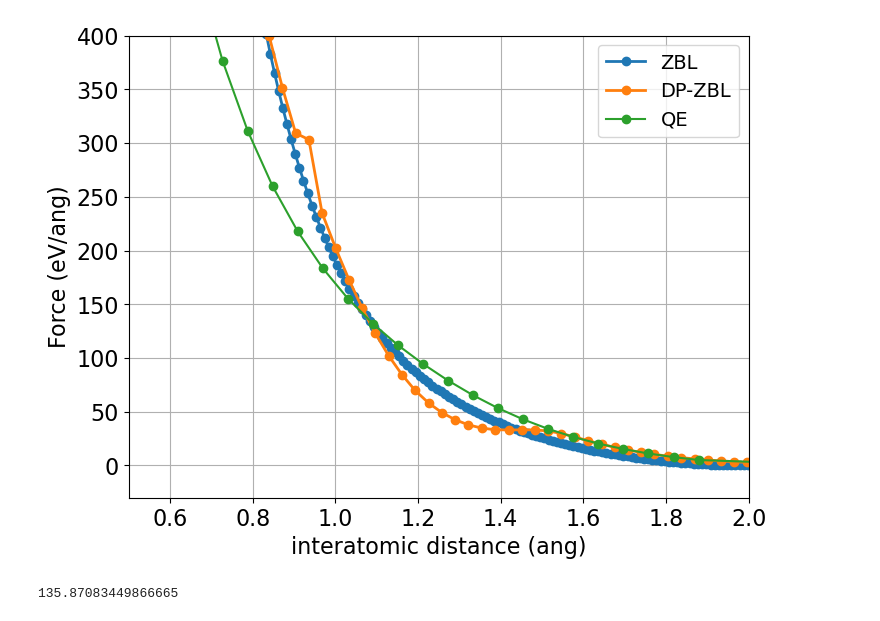
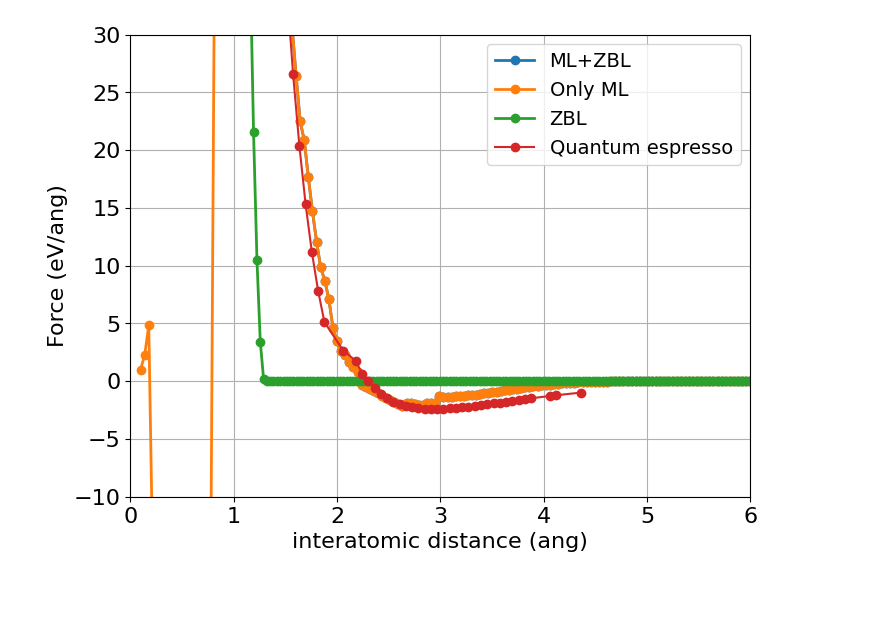
Before and after one commit to y1u0d2a1i/ml_potential, a Jupyter notebook: analyze/lmp/wip/plot-two-body-force.ipynb, the cells around one changed output. Saved outputs shown, nothing was run; the diff lists cells and outputs as text; code cells hidden in the pictures; blank space fills up the shorter version.

```diff
--- a/analyze/lmp/wip/plot-two-body-force.ipynb
+++ b/analyze/lmp/wip/plot-two-body-force.ipynb
@@ -41,7 +41,7 @@ def get_dimer_result(path2target):
 def plot_two_body(result, label, ax):
     ax.plot(result[:,0], result[:,1], label=label, lw=2, marker='o')
 # %%
-path2root = '/Users/y1u0d2/desktop/Lab/result/lammps/Si/two-body-potential/ml-zbl/model_17'
+path2root = '/Users/y1u0d2/desktop/Lab/result/lammps/Si/two-body-potential/ml-zbl/model_21'
 result_ml_zbl = get_two_body_force(path2root)
 
 path2root = '/Users/y1u0d2/desktop/Lab/result/lammps/Si/two-body-potential/ml-ga/model_10'
@@ -56,10 +56,10 @@ result_ml_zbl_mod = get_two_body_force(path2root)
 path2root = '/Users/y1u0d2/desktop/Lab/result/lammps/Si/two-body-potential/ml-zbl-qe'
 result_ml_zbl_qe = get_two_body_force(path2root)
 
-path2root = '/Users/y1u0d2/desktop/Lab/result/lammps/Si/two-body-potential/ml/model_17'
+path2root = '/Users/y1u0d2/desktop/Lab/result/lammps/Si/two-body-potential/ml/model_21'
 result_ml = get_two_body_force(path2root)
 
-path2root = '/Users/y1u0d2/desktop/Lab/result/lammps/Si/two-body-potential/zbl/1.2_short'
+path2root = '/Users/y1u0d2/desktop/Lab/result/lammps/Si/two-body-potential/zbl/1.3'
 result_zbl = get_two_body_force(path2root)
 
 path2root = '/Users/y1u0d2/desktop/Lab/result/lammps/Si/two-body-potential/deepmd/model26'
@@ -71,35 +71,31 @@ result_qe = result_qe.sort_values(by='distance')
 # %%
 fs = 16
 
 fig = plt.figure(figsize=(8,6))
 fig.set_facecolor('white')
 ax = fig.add_subplot(111)
 
+plot_two_body(result_ml_zbl, label='ML+ZBL', ax=ax)
+plot_two_body(result_ml, label='Only ML', ax=ax)
 plot_two_body(result_zbl, label='ZBL', ax=ax)
-# plot_two_body(result_ml_zbl, label='ML+ZBL', ax=ax)
 # plot_two_body(result_ml_ga, label='ML+Gaussian(fit)', ax=ax)
-# plot_two_body(result_ml, label='ML', ax=ax)
-plot_two_body(result_dp, label='DP-ZBL', ax=ax)
+# plot_two_body(result_dp, label='DP-ZBL', ax=ax)
 # plot_two_body(result_gafit, label='Gaussian(fit)', ax=ax)
 # plot_two_body(result_ml_zbl_mod, label='ML+ZBL modified', ax=ax)
 # plot_two_body(result_ml_zbl_qe, label='ML+ZBL-QE', ax=ax)
-ax.plot(result_qe['distance'], result_qe['force'], label='QE', marker='o')
+ax.plot(result_qe['distance'], result_qe['force'], label='Quantum espresso', marker='o')
 
 # ax.set_title('Comparison of potentials', fontsize=fs)
 ax.set_xlabel('interatomic distance (ang)', fontsize=fs)
 ax.set_ylabel('Force (eV/ang)', fontsize=fs)
 ax.tick_params(axis='x', labelsize=16)
 ax.tick_params(axis='y', labelsize=16)
 ax.grid()
 ax.legend(fontsize=14)
 
-ax.set_ylim(-30, 400)
-ax.set_xlim(0.5, 2.0)
+ax.set_ylim(-10, 30)
+ax.set_xlim(0., 6.0)
 
 fig.show()
 # %% [output]
-[figure, old version]
+[figure, new version]
-# %%
-149.85753805 * (13.60 / 15)
-# %% [output]
-135.87083449866665
```
Also changed, not shown: parts of 2 cells of this notebook, 5 other files.
